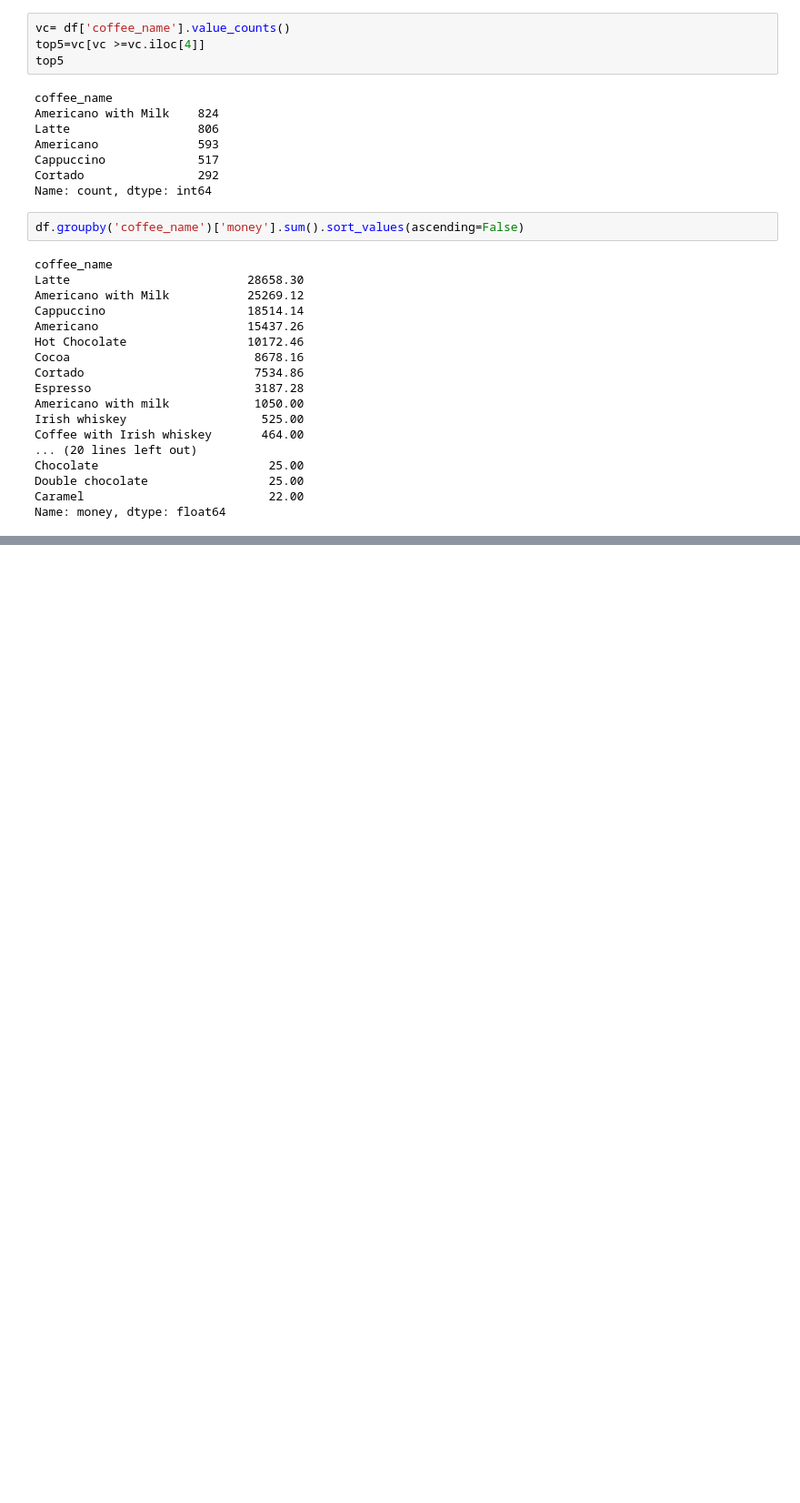
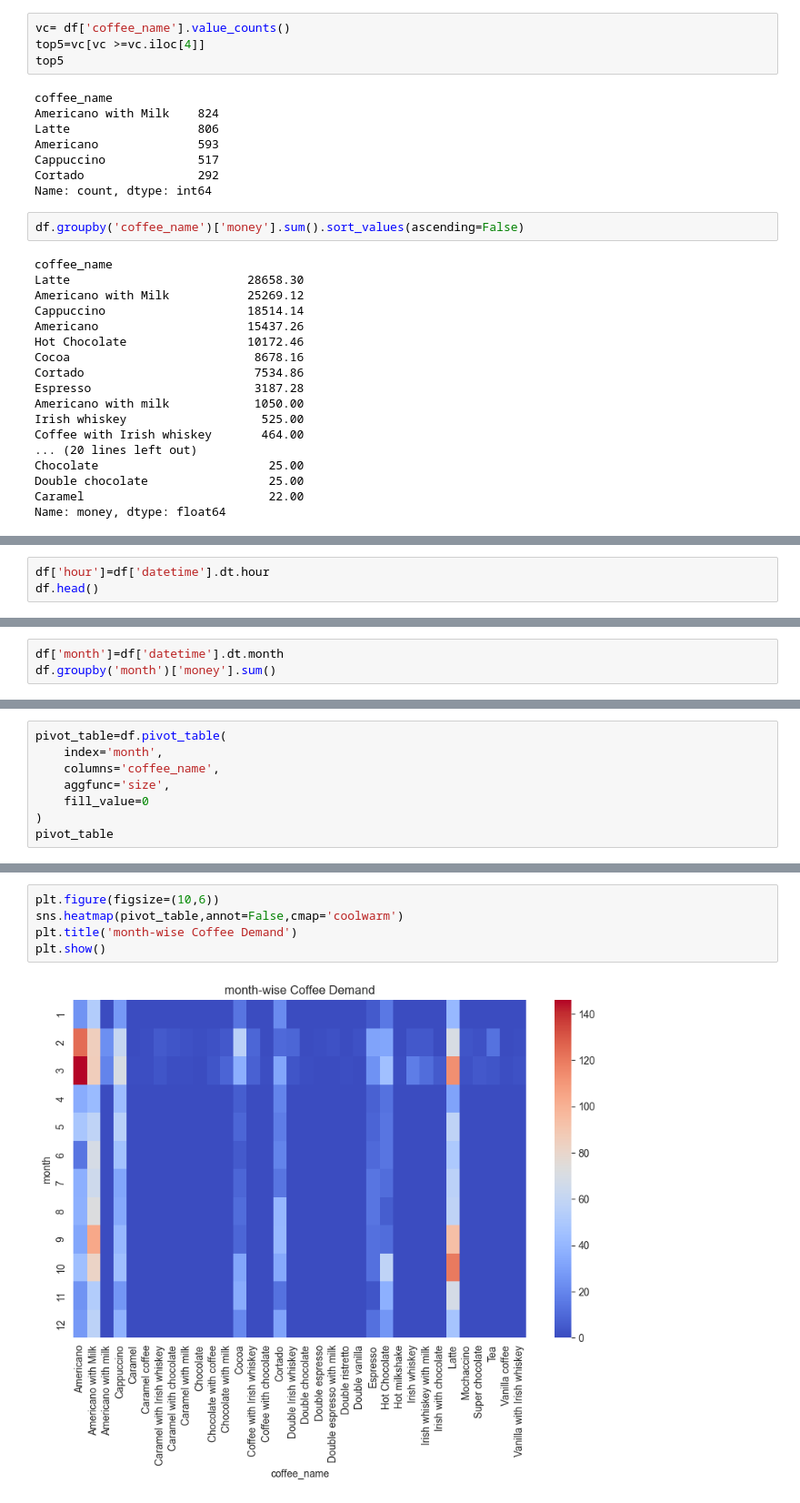
Before and after one commit to eThird/Da-practice, a Jupyter notebook: Notebooks/coffee_shop_transaction_Analysis.ipynb, the cells around one changed output, grey strips where cells are left out. Shown at 91% size. Saved outputs shown, nothing was run; the diff lists cells and outputs as text; blank space fills up the shorter version.

```diff
--- a/Notebooks/coffee_shop_transaction_Analysis.ipynb
+++ b/Notebooks/coffee_shop_transaction_Analysis.ipynb
@@ -283,0 +293,3 @@ Name: money, dtype: float64
+# %%
+df['hour']=df['datetime'].dt.hour
+df.head()
@@ -283,0 +336,3 @@ Name: money, dtype: float64
+# %%
+df['month']=df['datetime'].dt.month
+df.groupby('month')['money'].sum()
@@ -283,0 +392,8 @@ Name: money, dtype: float64
+# %%
+pivot_table=df.pivot_table(
+    index='month',
+    columns='coffee_name',
+    aggfunc='size',
+    fill_value=0
+)
+pivot_table
@@ -283,0 +415,7 @@ Name: money, dtype: float64
+# %%
+plt.figure(figsize=(10,6))
+sns.heatmap(pivot_table,annot=False,cmap='coolwarm')
+plt.title('month-wise Coffee Demand')
+plt.show()
+# %% [output]
+[figure, added]
```
Also changed, not shown: parts of 15 cells of this notebook, 1 other file.
